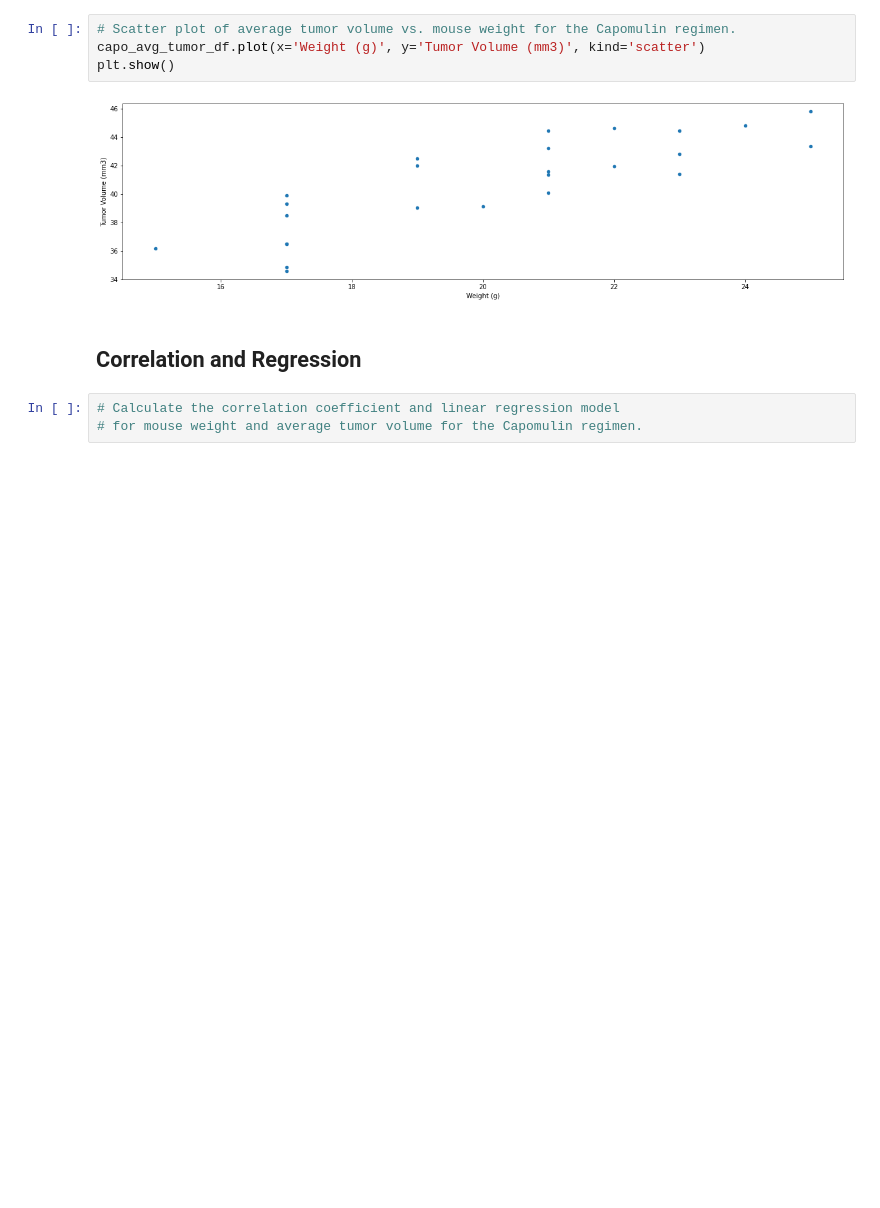
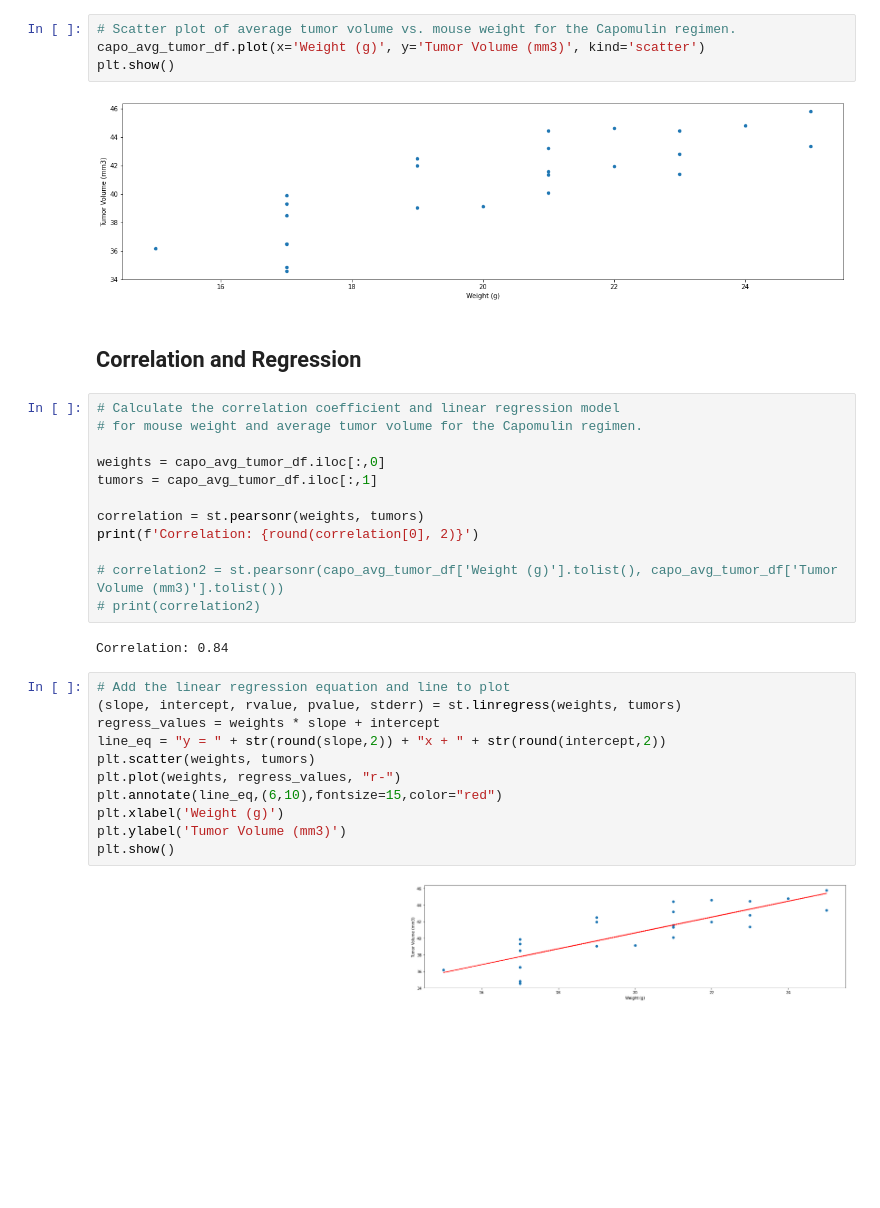
Before and after one commit to ande3674/matplotlib-challenge, a Jupyter notebook: pymaceuticals_starter.ipynb, the cells around one changed output. Drawn from its saved outputs; the diff is of its cells as text; blank space fills up the shorter version.

Commit message:
finish regression plot

```diff
--- a/pymaceuticals_starter.ipynb
+++ b/pymaceuticals_starter.ipynb
@@ -452,3 +452,27 @@ plt.show()
 # %%
 # Calculate the correlation coefficient and linear regression model
 # for mouse weight and average tumor volume for the Capomulin regimen.
+
+weights = capo_avg_tumor_df.iloc[:,0]
+tumors = capo_avg_tumor_df.iloc[:,1]
+
+correlation = st.pearsonr(weights, tumors)
+print(f'Correlation: {round(correlation[0], 2)}')
+
+# correlation2 = st.pearsonr(capo_avg_tumor_df['Weight (g)'].tolist(), capo_avg_tumor_df['Tumor Volume (mm3)'].tolist())
+# print(correlation2)
+# %% [output]
+Correlation: 0.84
+# %%
+# Add the linear regression equation and line to plot
+(slope, intercept, rvalue, pvalue, stderr) = st.linregress(weights, tumors)
+regress_values = weights * slope + intercept
+line_eq = "y = " + str(round(slope,2)) + "x + " + str(round(intercept,2))
+plt.scatter(weights, tumors)
+plt.plot(weights, regress_values, "r-")
+plt.annotate(line_eq,(6,10),fontsize=15,color="red")
+plt.xlabel('Weight (g)')
+plt.ylabel('Tumor Volume (mm3)')
+plt.show()
+# %% [output]
+[figure, added]
```
